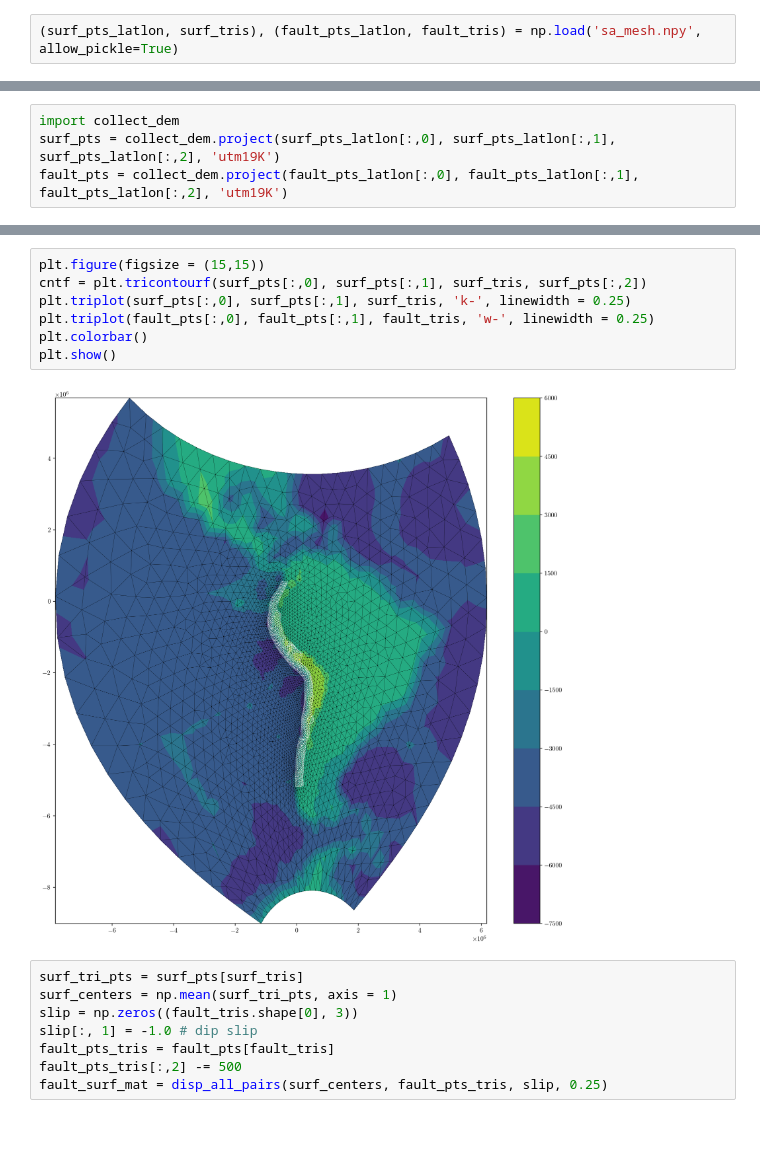
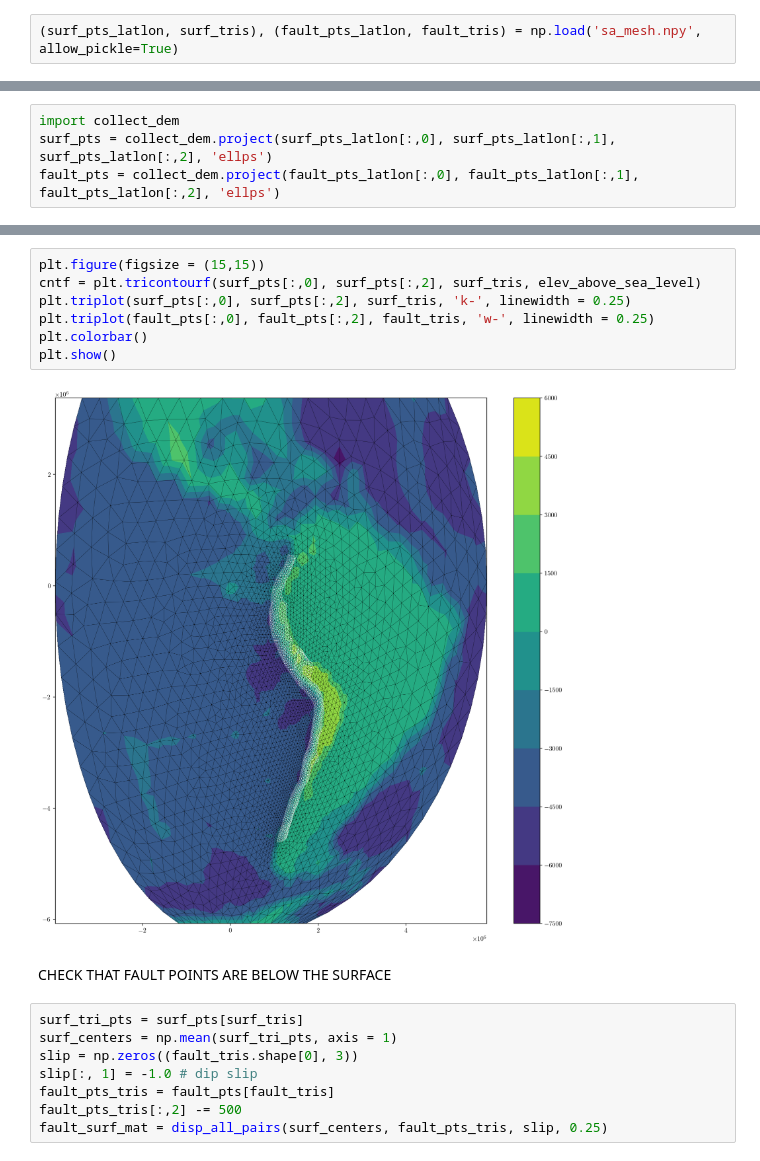
Before and after one commit to tbenthompson/tectosaur2, a Jupyter notebook: sa_tdes.ipynb, the cells around one changed output, grey strips where cells are left out. Cells and saved outputs as stored; diff of their text form; blank space fills up the shorter version.

```diff
--- a/sa_tdes.ipynb
+++ b/sa_tdes.ipynb
@@ -233,4 +400,4 @@ array([-72.91345198, -72.91345198,  32.14640237, ..., -32.45697161, -34.47386135
 # %%
 import collect_dem
-surf_pts = collect_dem.project(surf_pts_latlon[:,0], surf_pts_latlon[:,1], surf_pts_latlon[:,2], 'utm19K')
-fault_pts = collect_dem.project(fault_pts_latlon[:,0], fault_pts_latlon[:,1], fault_pts_latlon[:,2], 'utm19K')
+surf_pts = collect_dem.project(surf_pts_latlon[:,0], surf_pts_latlon[:,1], surf_pts_latlon[:,2], 'ellps')
+fault_pts = collect_dem.project(fault_pts_latlon[:,0], fault_pts_latlon[:,1], fault_pts_latlon[:,2], 'ellps')
@@ -237,12 +430,14 @@ fault_pts = collect_dem.project(fault_pts_latlon[:,0], fault_pts_latlon[:,1], fa
 # %%
 plt.figure(figsize = (15,15))
-cntf = plt.tricontourf(surf_pts[:,0], surf_pts[:,1], surf_tris, surf_pts[:,2])
-plt.triplot(surf_pts[:,0], surf_pts[:,1], surf_tris, 'k-', linewidth = 0.25)
-plt.triplot(fault_pts[:,0], fault_pts[:,1], fault_tris, 'w-', linewidth = 0.25)
+cntf = plt.tricontourf(surf_pts[:,0], surf_pts[:,2], surf_tris, elev_above_sea_level)
+plt.triplot(surf_pts[:,0], surf_pts[:,2], surf_tris, 'k-', linewidth = 0.25)
+plt.triplot(fault_pts[:,0], fault_pts[:,2], fault_tris, 'w-', linewidth = 0.25)
 plt.colorbar()
 plt.show()
 # %% [output]
-[figure, old version]
+[figure, new version]
+# %% [markdown]
+CHECK THAT FAULT POINTS ARE BELOW THE SURFACE
 # %%
 surf_tri_pts = surf_pts[surf_tris]
 surf_centers = np.mean(surf_tri_pts, axis = 1)
```
Also changed, not shown: parts of 55 cells of this notebook.
